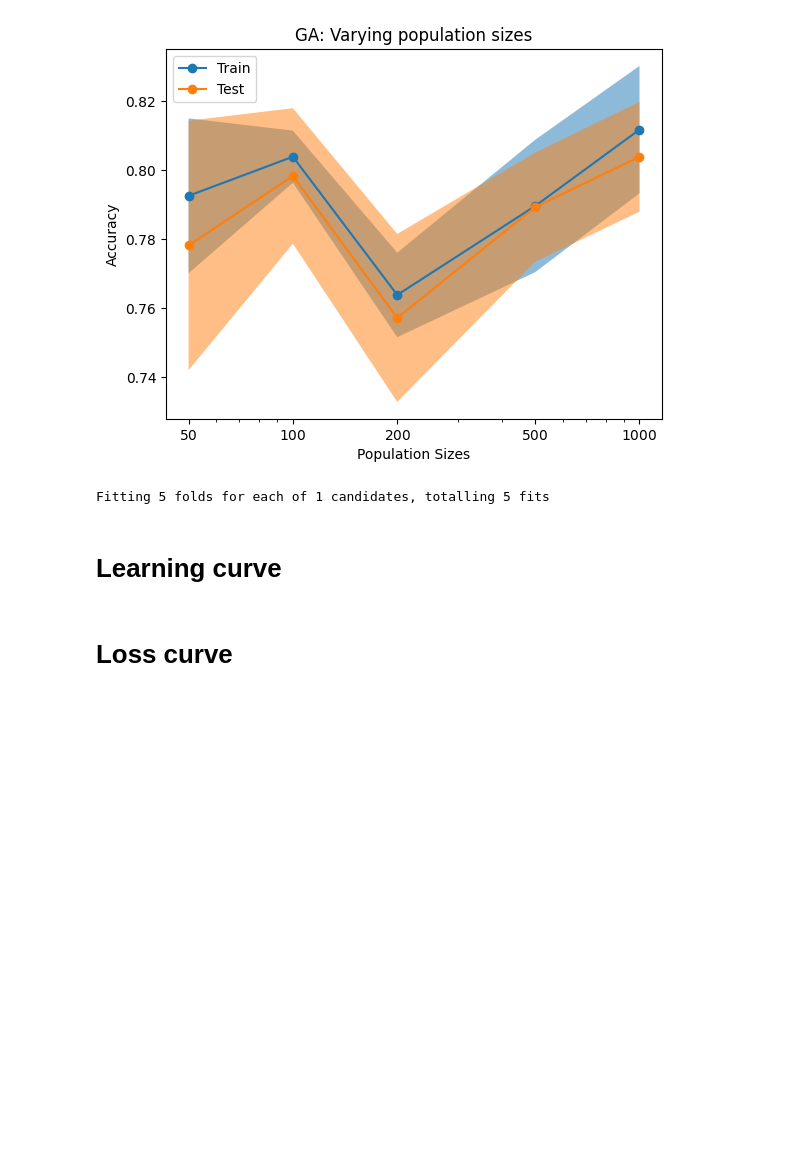
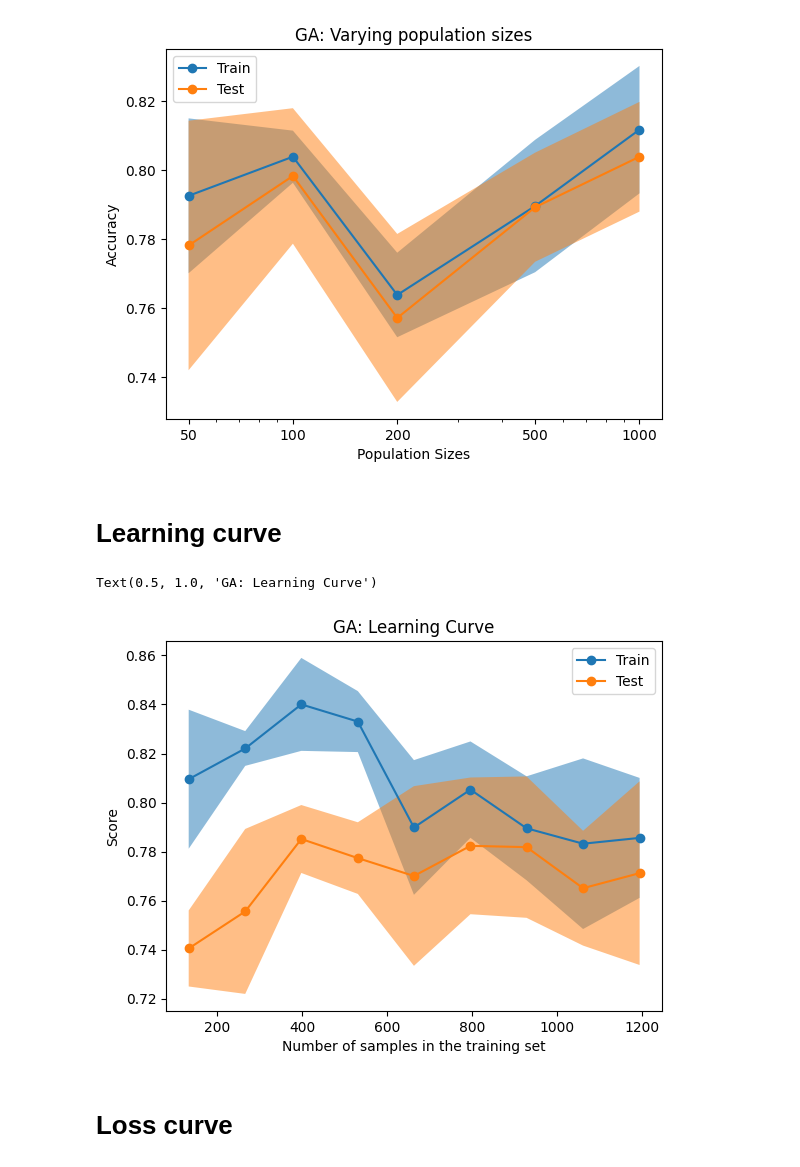
Before and after one commit to JohhnnyKeepWalking985/ML-HW2, a Jupyter notebook: notebooks/nn_experiments.ipynb, the cells around one changed output. Saved outputs shown, nothing was run; the diff lists cells and outputs as text; code cells hidden in the pictures; blank space fills up the shorter version.

```diff
--- a/notebooks/nn_experiments.ipynb
+++ b/notebooks/nn_experiments.ipynb
@@ -81,44 +185,5 @@ plt.title("GA: Varying population sizes")
 # %% [output]
 Text(0.5, 1.0, 'GA: Varying population sizes')
 [figure]
-# %%
-default_grid_search_parameters = {
-    "max_iters": [5000],
-    "learning_rate_init": [0.1, 0.2, 0.4, 0.8],
-    "hidden_layer_sizes": [[256, 256, 256]],
-    "activation": [mlrose.neural.activation.sigmoid],
-}
-
-default_parameters = {
-    "seed": 42,
-    "iteration_list": 2 ** np.arange(13),
-    "max_attempts": 5000,
-    "override_ctrl_c_handler": False,
-    "n_jobs": 5,
-    "cv": 5,
-}
-
-skmlp_grid_search_parameters = {
-    **default_grid_search_parameters,
-    "max_iters": [5000],
-    "learning_rate_init": [0.0001],
-    "activation": [mlrose.neural.activation.sigmoid],
-}
-
-skmlp_default_parameters = {**default_parameters, "early_stopping": True, "tol": 1e-05, "alpha": 0.001, "solver": "lbfgs"}
-
-cx_skr = mlrose.SKMLPRunner(
-    x_train=X_train,
-    y_train=y_train,
-    x_test=X_test,
-    y_test=y_test,
-    experiment_name="skmlp_clean",
-    grid_search_parameters=skmlp_grid_search_parameters,
-    **skmlp_default_parameters,
-)
-
-run_stats_df, curves_df, cv_results_df, cx_sr = cx_skr.run()
-# %% [output]
-Fitting 5 folds for each of 1 candidates, totalling 5 fits
 # %% [markdown]
 # Learning curve
@@ -125,2 +267,22 @@ Fitting 5 folds for each of 1 candidates, totalling 5 fits
+# %%
+train_size, train_score, valid_score = learning_curve(estimator=nn_ga_final,
+                                                      X=X_train,
+                                                      y=y_train,
+                                                      random_state=42,
+                                                      train_sizes=np.linspace(.001,1,10),
+                                                      cv=3,
+                                                      n_jobs=-1)
+
+display = LearningCurveDisplay(train_sizes=train_size,
+                               train_scores=train_score,
+                               test_scores=valid_score,
+                            score_name="Score")
+
+param = { "line_kw" : {"marker":"o"}}
+display.plot(**param)
+plt.title("GA: Learning Curve")
+# %% [output]
+Text(0.5, 1.0, 'GA: Learning Curve')
+[figure, added]
 # %% [markdown]
 # Loss curve
```
Also changed, not shown: parts of 20 cells of this notebook.
